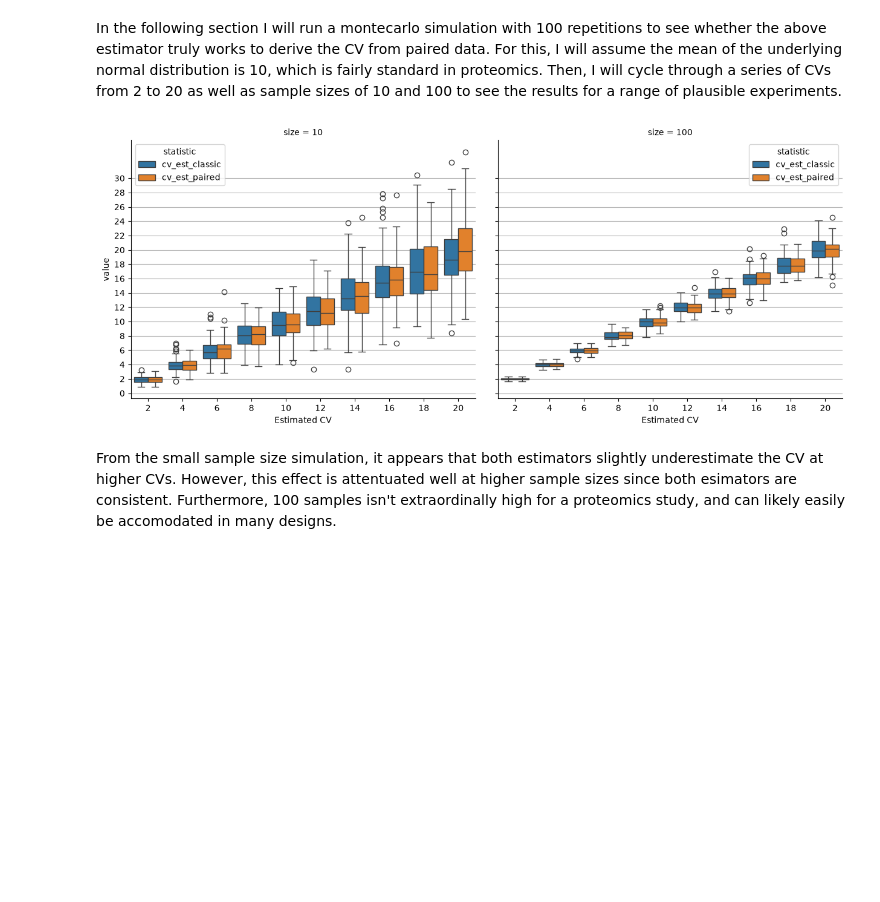
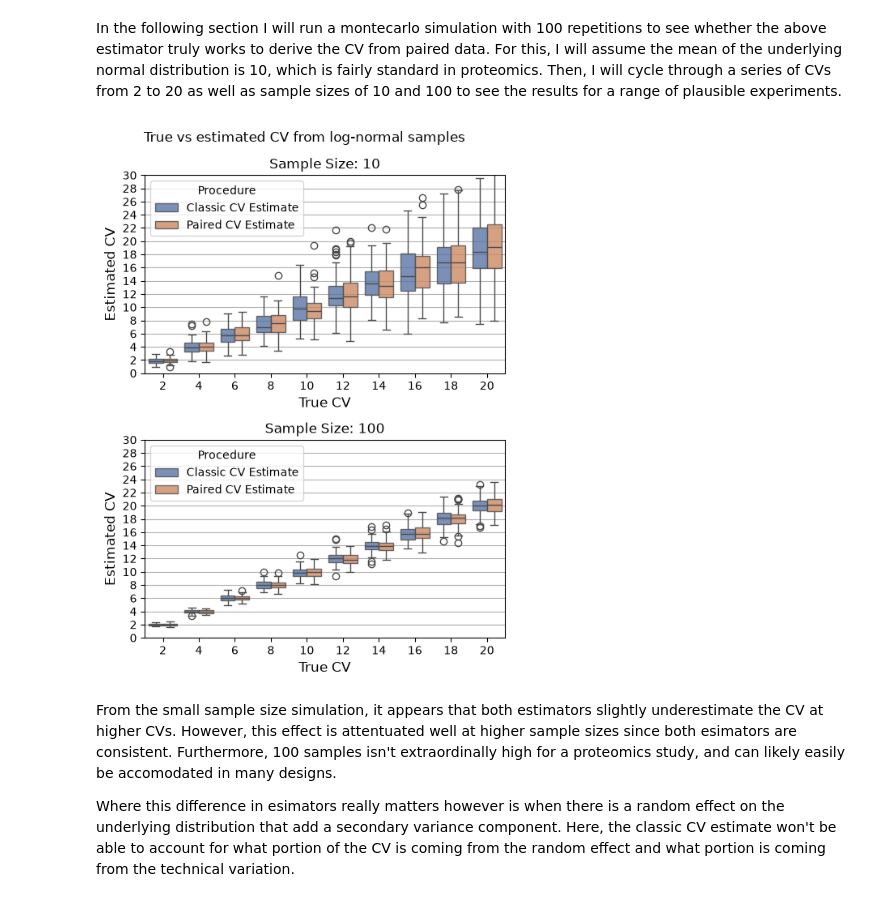
Before and after one commit to AnthonyOfSeattle/affinity-proteomics-notebook, a Jupyter notebook: work/2026_09_15_factor_distribution.ipynb, the cells around one changed output. Drawn from its saved outputs; the diff is of its cells as text; code cells hidden in the pictures; blank space fills up the shorter version.

Commit message:
Add montecarlo simulation for CV estimates

```diff
--- a/work/2026_09_15_factor_distribution.ipynb
+++ b/work/2026_09_15_factor_distribution.ipynb
@@ -73,7 +73,7 @@ def simulate_samples(size, mean, cv):
 
     return sample_1, sample_2
 
-def run_simulation(mean, cv_sequence, size_sequence, repetitions):
+def run_simulation(base_mean, random_effect_std, cv_sequence, size_sequence, repetitions):
     true_cv_list = []
     size_list = []
     classic_cv_list = []
@@ -81,6 +81,7 @@ def run_simulation(mean, cv_sequence, size_sequence, repetitions):
     for cv in cv_sequence:
         for size in size_sequence:
             for rep in range(repetitions):
+                mean = base_mean + random_effect_std * np.random.normal(size = size)
                 sample_1, sample_2 = simulate_samples(size, mean, cv)
                 fold_change = np.maximum(sample_1, sample_2)/np.minimum(sample_1, sample_2)
 
@@ -102,7 +103,8 @@ def run_simulation(mean, cv_sequence, size_sequence, repetitions):
 # %%
 np.random.seed(0)
 results = run_simulation(
-    mean = 10,
+    base_mean = 10,
+    random_effect_std = 0,
     cv_sequence=np.arange(2, 21, 2),
     size_sequence=[10, 100],
     repetitions=100
@@ -110,44 +112,65 @@ results = run_simulation(
 # %%
 to_plot = results.melt(
     id_vars=["cv", "size"],
     var_name="statistic"
+).join(
+    pd.Series(
+        ["Classic CV Estimate", "Paired CV Estimate"],
+        index = ["cv_est_classic", "cv_est_paired"],
+        name = "Procedure"
+    ),
+    on = "statistic"
 )
 
 g = sns.FacetGrid(
     to_plot,
-    col="size",
-    height = 5,
-    aspect = 1.25
+    row="size",
+    height = 3.5,
+    aspect = 1.5,
+    sharex = False,
+    despine = False
 )
 
 sns.boxplot(
     x = "cv",
     y = "value",
-    hue = "statistic",
+    hue = "Procedure",
+    palette = "deep",
     dodge = True,
     data = to_plot[to_plot["size"] == 10],
+    boxprops=dict(alpha=.8),
     ax = g.axes[0][0]
 )
 
 sns.boxplot(
     x = "cv",
     y = "value",
-    hue = "statistic",
+    hue = "Procedure",
+    palette = "deep",
     dodge = True,
     data = to_plot[to_plot["size"] == 100],
-    ax = g.axes[0][1]
+    boxprops=dict(alpha=.8),
+    ax = g.axes[1][0]
 )
 
+plt.yticks(np.arange(0, 32, 2))
+plt.ylim(0, 30)
+g.axes[0][0].grid(axis = "y")
+g.axes[1][0].grid(axis = "y")
 
-plt.yticks(np.arange(0, 32, 2))
-g.axes[0][0].grid(axis = "y")
-g.axes[0][1].grid(axis = "y")
+[g.axes[i][0].set_xlabel("True CV", fontsize = 12) for i in range(2)]
+[g.axes[i][0].set_ylabel("Estimated CV", fontsize = 12) for i in range(2)]
 
-[g.axes[0][i].set_xlabel("True CV") for i in range(2)]
-[g.axes[0][i].set_xlabel("Estimated CV") for i in range(2)]
+g.set_titles(row_template="Sample Size: {row_name}", size = 12)
+g.fig.suptitle("True vs estimated CV from log-normal samples", fontsize=12)
+g.fig.subplots_adjust(top=0.9)
 
+plt.tight_layout()
+plt.savefig("../results/2026_09_15_factor_distribution/cv_estimate_simulation_no_random_effect.svg")
 plt.show()
 # %% [output]
-[figure, old version]
+[figure, new version]
 # %% [markdown]
 From the small sample size simulation, it appears that both estimators slightly underestimate the CV at higher CVs. However, this effect is attentuated well at higher sample sizes since both esimators are consistent. Furthermore, 100 samples isn't extraordinally high for a proteomics study, and can likely easily be accomodated in many designs.
+
+Where this difference in esimators really matters however is when there is a random effect on the underlying distribution that add a secondary variance component. Here, the classic CV estimate won't be able to account for what portion of the CV is coming from the random effect and what portion is coming from the technical variation.
```
Also changed, not shown: parts of 3 cells of this notebook, 2 other files.
